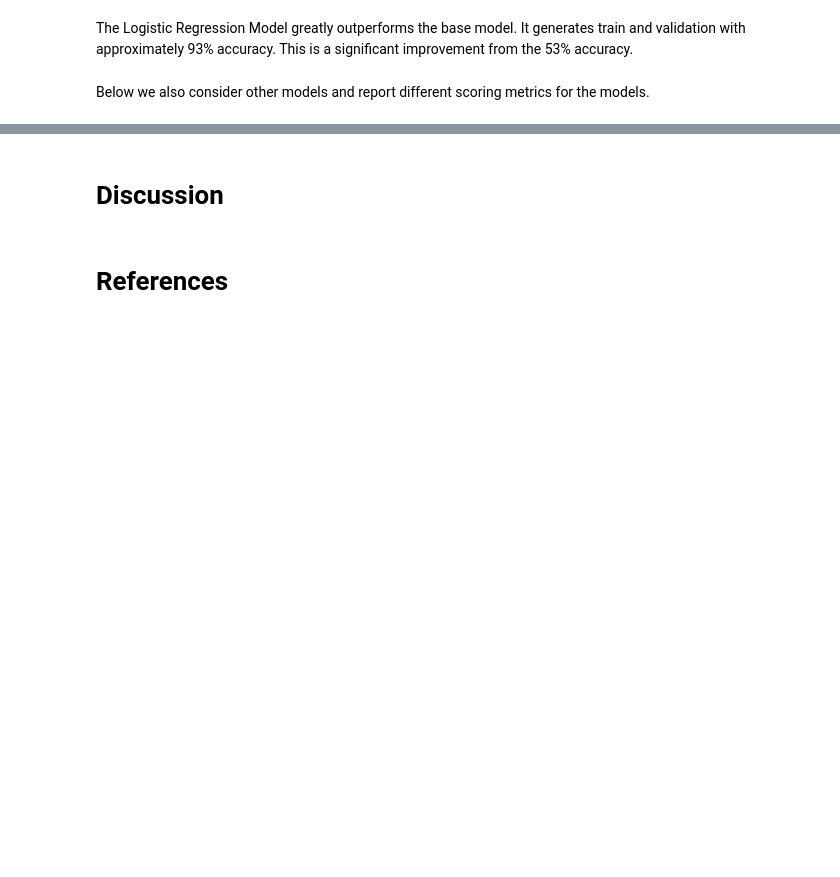
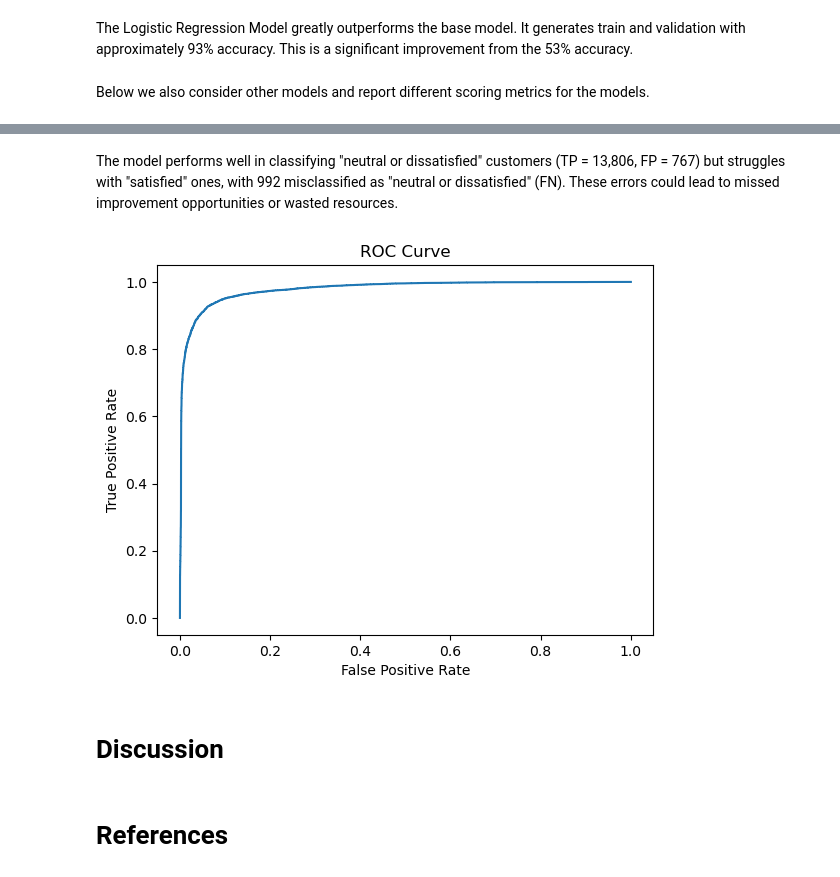
Before and after one commit to UBC-MDS/DSCI_522_group12, a Jupyter notebook: notebooks/airline_passenger_satisfaction_predictor.ipynb, the cells around one changed output, grey strips where cells are left out. Drawn from its saved outputs; the diff is of its cells as text; code cells hidden in the pictures; blank space fills up the shorter version.

```diff
--- a/notebooks/airline_passenger_satisfaction_predictor.ipynb
+++ b/notebooks/airline_passenger_satisfaction_predictor.ipynb
@@ -434,3 +476,26 @@ results_df
+# %% [markdown]
+The model performs well in classifying "neutral or dissatisfied" customers (TP = 13,806, FP = 767) but struggles with "satisfied" ones, with 992 misclassified as "neutral or dissatisfied" (FN). These errors could lead to missed improvement opportunities or wasted resources.
+# %%
+# Encode y_test to numeric values
+label_encoder = LabelEncoder()
+y_test_encoded = label_encoder.fit_transform(y_test)
+
+y_test_proba = final_model.predict_proba(X_test)[:, 1]
+
+# Compute the ROC curve
+from sklearn.metrics import roc_curve, roc_auc_score
+fpr, tpr, thresholds = roc_curve(y_test_encoded, y_test_proba)
+roc_auc = roc_auc_score(y_test_encoded, y_test_proba)
+
+# Plot the ROC curve
+import matplotlib.pyplot as plt
+plt.plot(fpr, tpr, label=f"AUC-ROC: {roc_auc:.2f}")
+plt.xlabel("False Positive Rate")
+plt.ylabel("True Positive Rate")
+plt.title("ROC Curve")
+plt.show()
+# %% [output]
+[figure, added]
 # %% [markdown]
 # Discussion
 # %% [markdown]
```
Also changed, not shown: parts of 4 cells of this notebook.
